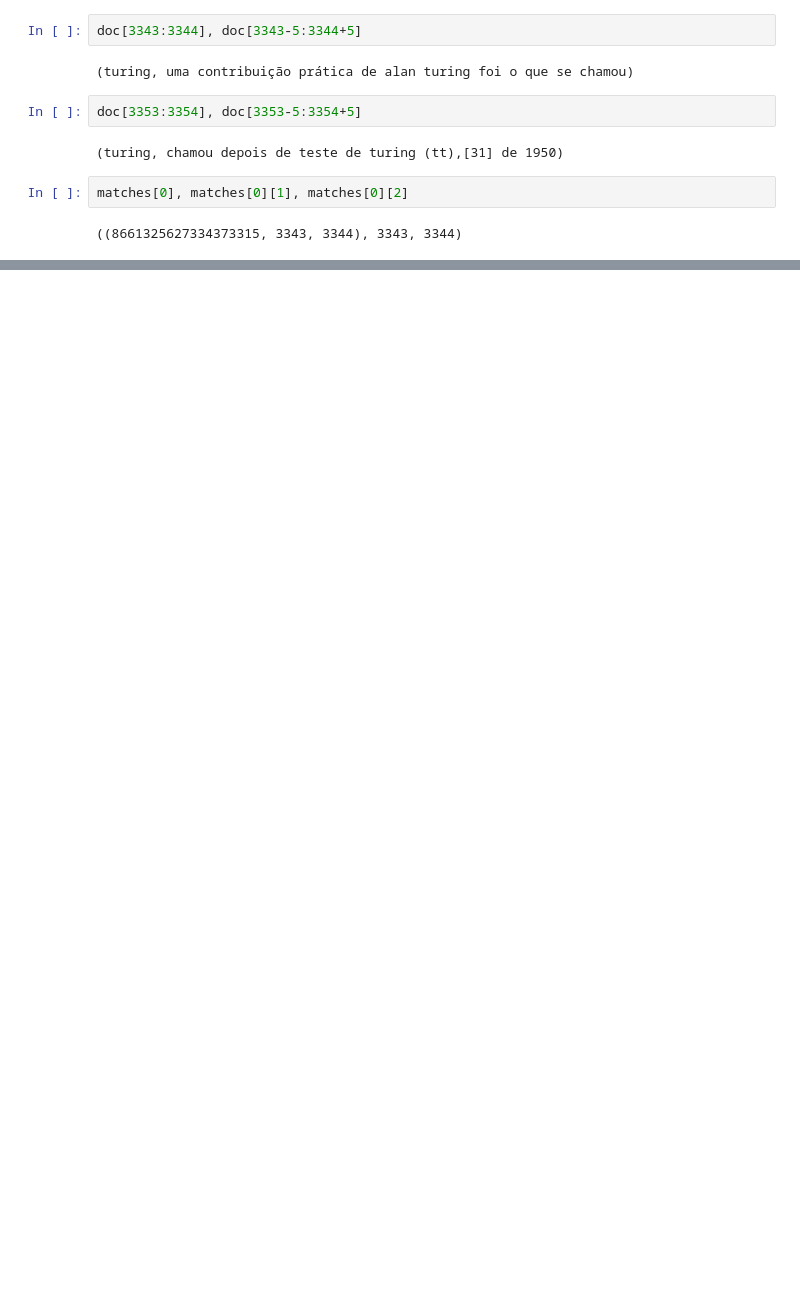
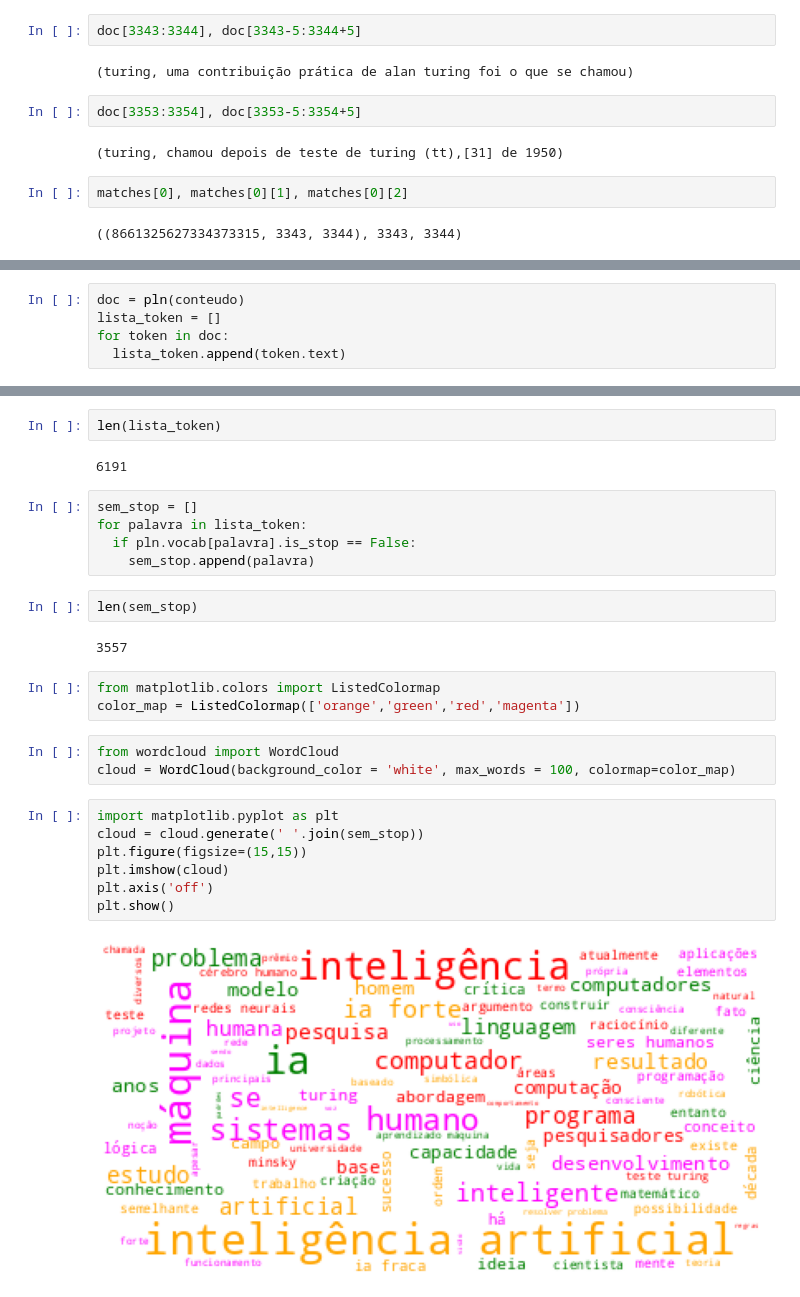
Before and after one commit to WallaceSantana79/CursoMachineLearning, a Jupyter notebook: Processamento_de_linguagem_natural.ipynb, the cells around one changed output, grey strips where cells are left out. Saved outputs shown, nothing was run; the diff lists cells and outputs as text; blank space fills up the shorter version.

```diff
--- a/Processamento_de_linguagem_natural.ipynb
+++ b/Processamento_de_linguagem_natural.ipynb
@@ -257,0 +317,5 @@ a sua inteligência e via o cérebro como uma máquina cujo funcionamento pode s
+# %%
+doc = pln(conteudo)
+lista_token = []
+for token in doc:
+  lista_token.append(token.text)
@@ -257,0 +326,28 @@ a sua inteligência e via o cérebro como uma máquina cujo funcionamento pode s
+# %%
+len(lista_token)
+# %% [output]
+6191
+# %%
+sem_stop = []
+for palavra in lista_token:
+  if pln.vocab[palavra].is_stop == False:
+    sem_stop.append(palavra)
+# %%
+len(sem_stop)
+# %% [output]
+3557
+# %%
+from matplotlib.colors import ListedColormap
+color_map = ListedColormap(['orange','green','red','magenta'])
+# %%
+from wordcloud import WordCloud
+cloud = WordCloud(background_color = 'white', max_words = 100, colormap=color_map)
+# %%
+import matplotlib.pyplot as plt
+cloud = cloud.generate(' '.join(sem_stop))
+plt.figure(figsize=(15,15))
+plt.imshow(cloud)
+plt.axis('off')
+plt.show()
+# %% [output]
+[figure, added]
```
Also changed, not shown: parts of 8 cells of this notebook.
